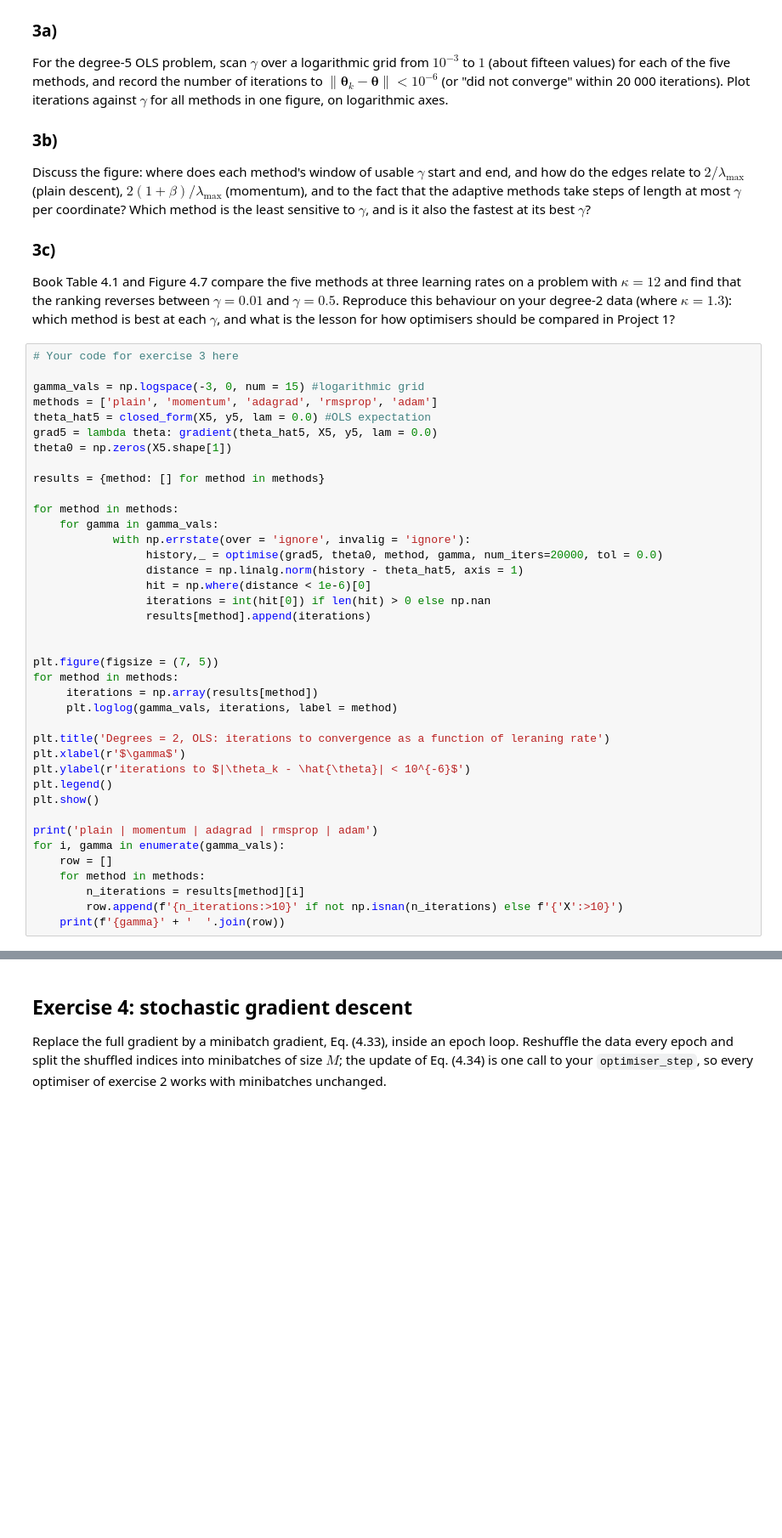
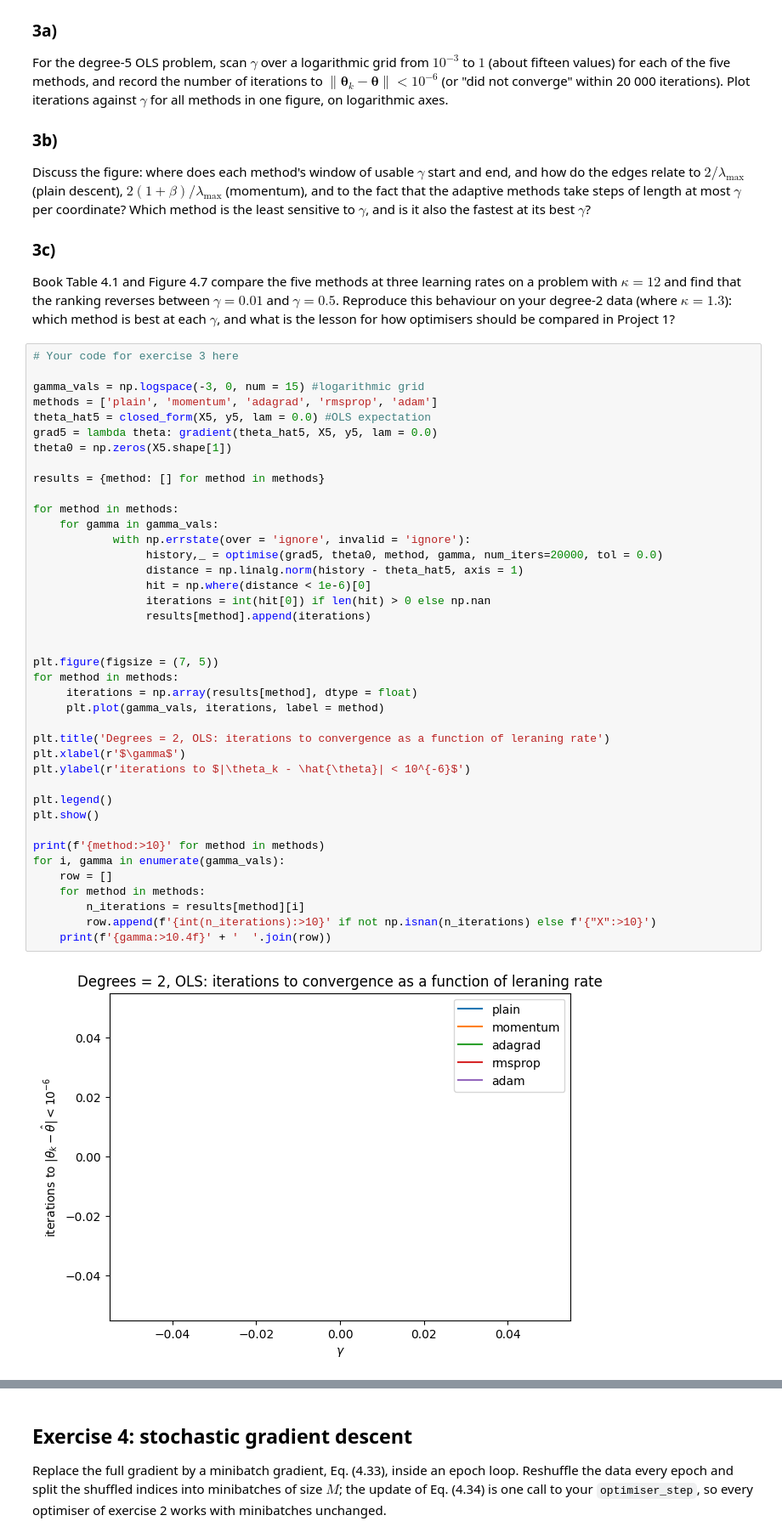
Before and after one commit to viktokr/FYS_STK4155-ukesoppgaver, a Jupyter notebook: exercisesweek38.ipynb, the cells around one changed output, grey strips where cells are left out. Shown at 85% size. Drawn from its saved outputs; the diff is of its cells as text; blank space fills up the shorter version.

```diff
--- a/exercisesweek38.ipynb
+++ b/exercisesweek38.ipynb
@@ -442,36 +442,39 @@ what is the lesson for how optimisers should be compared in Project 1?
 gamma_vals = np.logspace(-3, 0, num = 15) #logarithmic grid
 methods = ['plain', 'momentum', 'adagrad', 'rmsprop', 'adam']
 theta_hat5 = closed_form(X5, y5, lam = 0.0) #OLS expectation
 grad5 = lambda theta: gradient(theta_hat5, X5, y5, lam = 0.0)
 theta0 = np.zeros(X5.shape[1])
 
 results = {method: [] for method in methods}
 
 for method in methods:
     for gamma in gamma_vals:
-            with np.errstate(over = 'ignore', invalig = 'ignore'):
+            with np.errstate(over = 'ignore', invalid = 'ignore'):
                  history,_ = optimise(grad5, theta0, method, gamma, num_iters=20000, tol = 0.0)
                  distance = np.linalg.norm(history - theta_hat5, axis = 1)
                  hit = np.where(distance < 1e-6)[0]
                  iterations = int(hit[0]) if len(hit) > 0 else np.nan
                  results[method].append(iterations)
 
 
 plt.figure(figsize = (7, 5))
 for method in methods:
-     iterations = np.array(results[method])
-     plt.loglog(gamma_vals, iterations, label = method)
+     iterations = np.array(results[method], dtype = float)
+     plt.plot(gamma_vals, iterations, label = method)
 
 plt.title('Degrees = 2, OLS: iterations to convergence as a function of leraning rate')
 plt.xlabel(r'$\gamma$')
 plt.ylabel(r'iterations to $|\theta_k - \hat{\theta}| < 10^{-6}$')
+
 plt.legend()
 plt.show()
 
-print('plain | momentum | adagrad | rmsprop | adam')
+print(f'{method:>10}' for method in methods)
 for i, gamma in enumerate(gamma_vals):
     row = []
     for method in methods:
         n_iterations = results[method][i]
-        row.append(f'{n_iterations:>10}' if not np.isnan(n_iterations) else f'{'X':>10}')
-    print(f'{gamma}' + '  '.join(row))
+        row.append(f'{int(n_iterations):>10}' if not np.isnan(n_iterations) else f'{"X":>10}')
+    print(f'{gamma:>10.4f}' + '  '.join(row))
+# %% [output]
+[figure, added]
```
Also changed, not shown: parts of 1 cell of this notebook.
